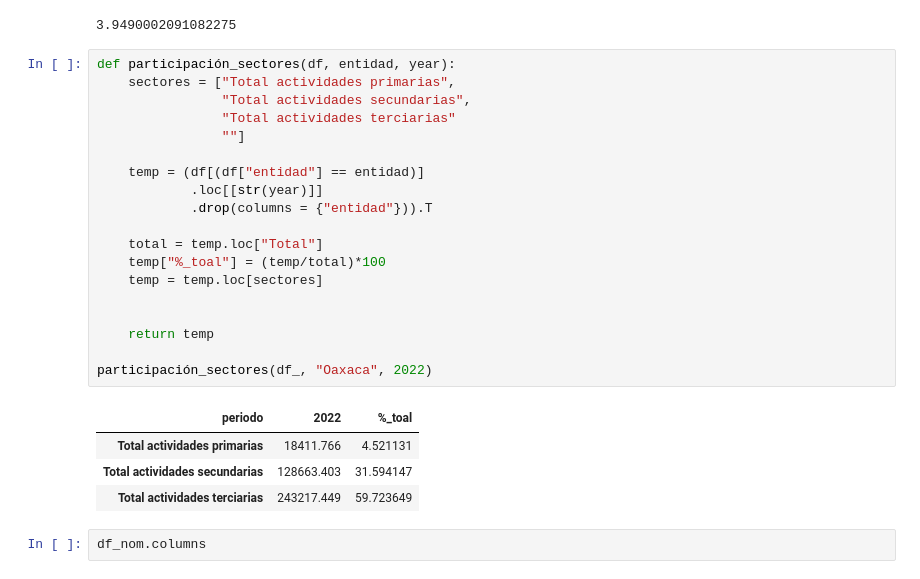
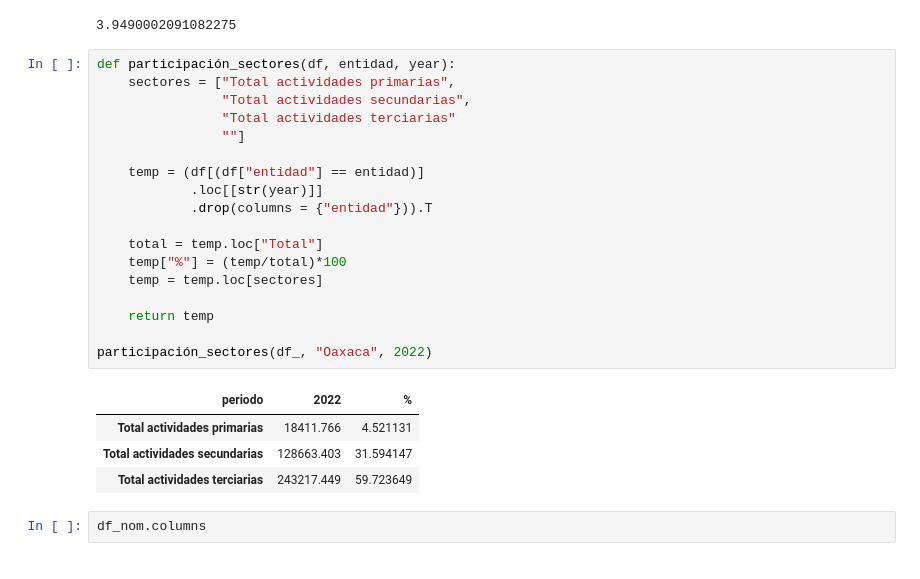
Before and after one commit to jfloresbmxt/fichas_estatales, a Jupyter notebook: pipelines/pib/pib.ipynb, the cells around one changed output. Cells and saved outputs as stored; diff of their text form.

```diff
--- a/pipelines/pib/pib.ipynb
+++ b/pipelines/pib/pib.ipynb
@@ -169,24 +169,23 @@ var_nac()
 # %%
 def participación_sectores(df, entidad, year):
     sectores = ["Total actividades primarias",
                 "Total actividades secundarias",
                 "Total actividades terciarias"
                 ""]
 
     temp = (df[(df["entidad"] == entidad)]
             .loc[[str(year)]]
             .drop(columns = {"entidad"})).T
 
     total = temp.loc["Total"]
-    temp["%_toal"] = (temp/total)*100
+    temp["%"] = (temp/total)*100
     temp = temp.loc[sectores]
-
 
     return temp
 
 participación_sectores(df_, "Oaxaca", 2022)
 # %% [output]
-| periodo | 2022 | %_toal |
+| periodo | 2022 | % |
 | Total actividades primarias | 18411.766 | 4.521131 |
 | Total actividades secundarias | 128663.403 | 31.594147 |
 | Total actividades terciarias | 243217.449 | 59.723649 |
```
Also changed, not shown: 3 other files.
